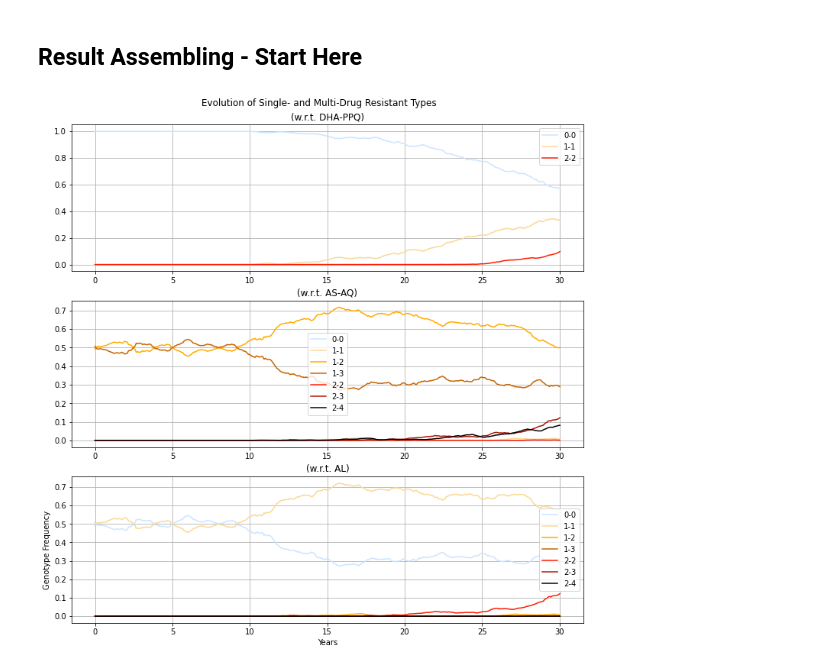
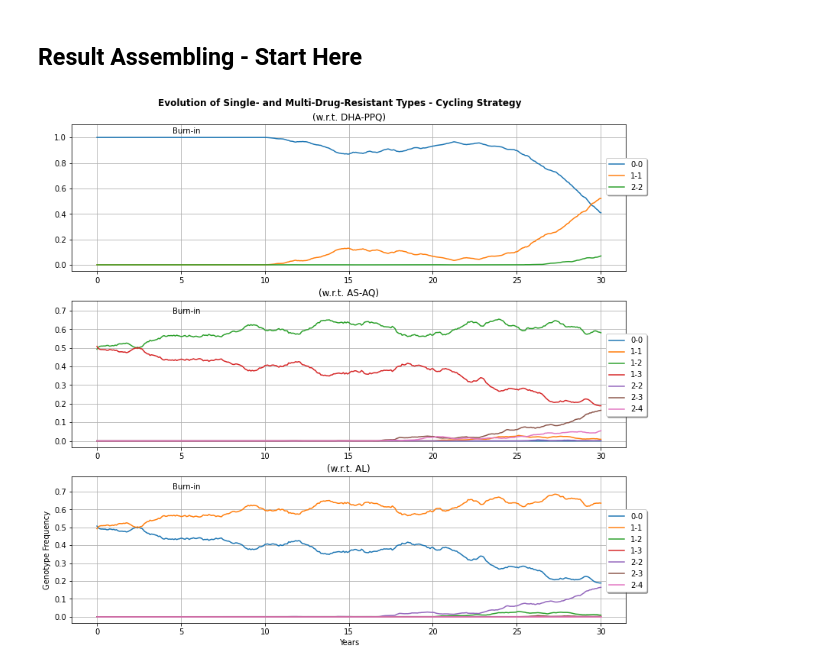
Before and after one commit to lizhewen/BoniLabMDR, a Jupyter notebook: BoniLabMDR.ipynb, the cells around one changed output. Cells and saved outputs as stored; diff of their text form; code cells hidden in the pictures.

Commit message:
moved legend outside plot box

```diff
--- a/BoniLabMDR.ipynb
+++ b/BoniLabMDR.ipynb
@@ -60,7 +60,20 @@ Output: This function evaluates the Malaria encoding pattern and counts how many
 
 For option 1, the function returns `drugnum` indicating how many drugs in the set is this pattern resistant to, and `eventcount` indicating how many mutation events happened to this genotype; for option 2, `drugnum` is the same while `allelecount` breaks down the mutation events to each allel, e.g. '11000000' indicates mutations at *K76T* and *N86Y* when using Amodiaquine (AQ).
 # %%
-def resistant_strength_calc(pattern, drugset, option=1):
+def resistant_strength_calc(pattern, drugname, option=1):
+
+  if drugname == 'AL':
+    drugset = ['A','LM']
+  elif drugname == 'AS-AQ':
+    drugset = ['A','AQ']
+  elif drugname == 'DHA-PPQ':
+    drugset = ['A','PPQ']
+  elif drugname == 'AS-MQ':
+    drugset = ['A','MQ']
+  else:
+    print("Drug name not found.")
+    return None
+
   drugnum = 0
   allelecount = '00000000'
 
@@ -281,7 +323,7 @@ This is the main function that assembles all other functions together.
 # totaldrugset can be a list of list, where the function generates MDR case
 # plottings by sub-panels to show perspectives from each therapy
 
-def result_assembly(filepath, totaldrugset, totaldrugname, plot='bsp'):
+def result_assembly(filepath, totaldrugname, strategy, plot='bsp'):
 
   # Parse the output file and check if single-location'd
   df = parse(filepath)
@@ -291,21 +333,26 @@ def result_assembly(filepath, totaldrugset, totaldrugname, plot='bsp'):
   if plot == 'bsp': # Plot blood slide prevalence
     return(bsp_plot(df))
 
-  elif plot == 'mdr': # Plot MDR Analysis from each therapy's perspective
+  elif plot[:-1] == 'mdr': # Plot MDR Analysis from each therapy's perspective
     df_list= list()
+    option = int(plot[-1])
+    if option != 1 and option != 2:
+      return "Error. Plot option not found."
+
     # Iterate through each drugset (associated with thearpy)
-    for therapydrugset in totaldrugset:
+    for therapydrugset in totaldrugname:
       # Error Handlings
-      if len(therapydrugset) != 2:
-        return "Error. Only support 2-drug-ACTs."
-      if 'LM' in therapydrugset and 'AQ' in therapydrugset:
+      if therapydrugset not in ['AL','AS-AQ','DHA-PPQ','AS-MQ']:
+        return "Error. ACT drug not found."
+      if 'AL' in therapydrugset and 'AS-AQ' in therapydrugset:
         return "Error. Impossible to analyze both LM and AQ together."
       # Analyze MDR cases and further process the dataframe
-      mdr_parsed_df = df_col_replace(df, therapydrugset)
+      mdr_parsed_df = df_col_replace(df, therapydrugset, option=option)
       df_list.append(mdr_parsed_df)
 
     # Plot, in subpanels, parasite count by case plot
-    return(mdr_ppc_plot(df_list=df_list, totaldrugset=totaldrugset, totaldrugname=totaldrugname))
+    return(mdr_ppc_plot(df_list=df_list, totaldrugname=totaldrugname,
+                        strategy=strategy, option=option))
 
   elif plot == 'mdca': # Plot for Most-Dangerous-Case-Analysis
     return "To be implemented!"
@@ -315,14 +362,9 @@ def result_assembly(filepath, totaldrugset, totaldrugname, plot='bsp'):
 # %% [markdown]
 ## Result Assembling - Start Here
 # %%
-totaldrugset = [
-                ['A', 'PPQ'],
-                ['A', 'AQ'],
-                ['A', 'LM']
-]
-
 totaldrugname = ['DHA-PPQ','AS-AQ','AL']
 
-result_assembly(filepath='filepath', totaldrugset=totaldrugset, totaldrugname=totaldrugname, plot='mdr')
+result_assembly(filepath='3.txt', totaldrugname=totaldrugname,
+                strategy='Cycling', plot='mdr1')
 # %% [output]
-[figure, old version]
+[figure, new version]
```
Also changed, not shown: parts of 3 cells of this notebook.
